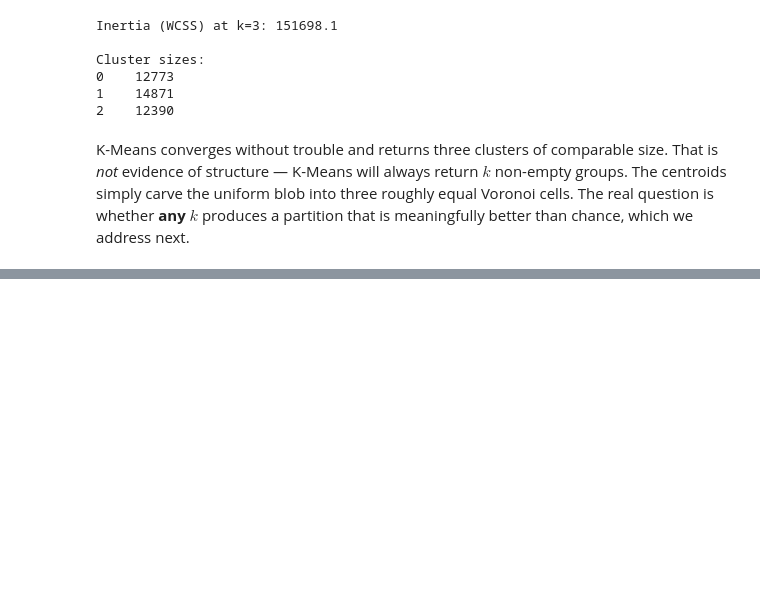
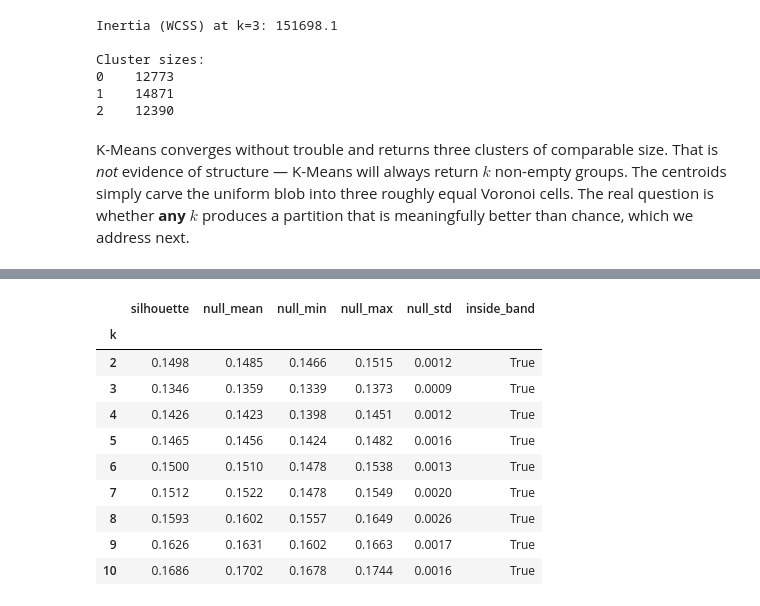
Before and after one commit to MrSparkiop/Gaming-player-clustering, a Jupyter notebook: gaming_player_clustering.ipynb, the cells around one changed output, grey strips where cells are left out. Cells and saved outputs as stored; diff of their text form; code cells hidden in the pictures; blank space fills up the shorter version.

```diff
--- a/gaming_player_clustering.ipynb
+++ b/gaming_player_clustering.ipynb
@@ -420,0 +430,26 @@ partition that is meaningfully better than chance, which we address next.
+# %%
+k_values = range(2, 11)
+metrics = cu.kmeans_selection(X, k_values, random_state=RANDOM_STATE)
+
+# Monte-Carlo null band: 20 uniform-random datasets of the same shape as X,
+# clustered identically. This gives the null a *distribution*, not one draw.
+null_band = cu.null_silhouette_band(X.shape, k_values, n_draws=20,
+                                    random_state=RANDOM_STATE)
+
+# Does the real silhouette fall inside the null band at every k?
+comparison = metrics[["silhouette"]].join(null_band)
+comparison["inside_band"] = comparison["silhouette"].between(
+    comparison["null_min"], comparison["null_max"])
+comparison.round(4)
+# %% [output]
+|  | silhouette | null_mean | null_min | null_max | null_std | inside_band |
+| k |  |  |  |  |  |  |
+| 2 | 0.1498 | 0.1485 | 0.1466 | 0.1515 | 0.0012 | True |
+| 3 | 0.1346 | 0.1359 | 0.1339 | 0.1373 | 0.0009 | True |
+| 4 | 0.1426 | 0.1423 | 0.1398 | 0.1451 | 0.0012 | True |
+| 5 | 0.1465 | 0.1456 | 0.1424 | 0.1482 | 0.0016 | True |
+| 6 | 0.1500 | 0.1510 | 0.1478 | 0.1538 | 0.0013 | True |
+| 7 | 0.1512 | 0.1522 | 0.1478 | 0.1549 | 0.0020 | True |
+| 8 | 0.1593 | 0.1602 | 0.1557 | 0.1649 | 0.0026 | True |
+| 9 | 0.1626 | 0.1631 | 0.1602 | 0.1663 | 0.0017 | True |
+| 10 | 0.1686 | 0.1702 | 0.1678 | 0.1744 | 0.0016 | True |
```
Also changed, not shown: parts of 3 cells of this notebook.
